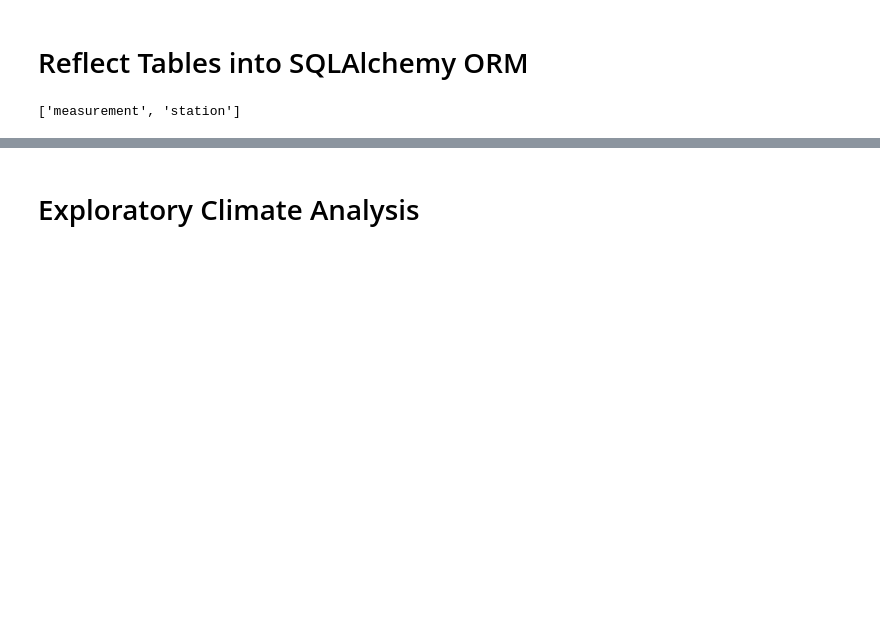
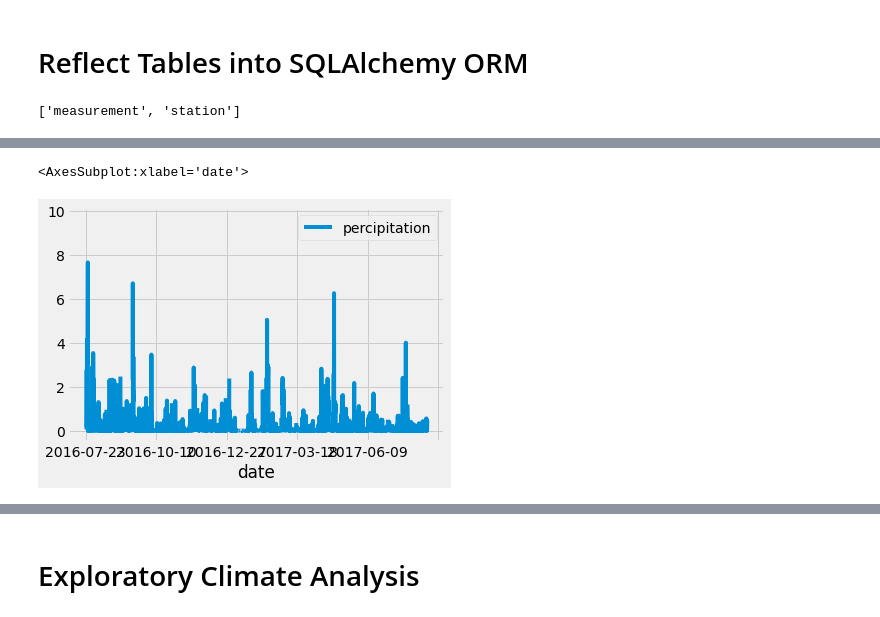
Before and after one commit to MiguelFids/surfs_up, a Jupyter notebook: climate_analysis.ipynb, the cells around one changed output, grey strips where cells are left out. Cells and saved outputs as stored; diff of their text form; code cells hidden in the pictures; blank space fills up the shorter version.

```diff
--- a/climate_analysis.ipynb
+++ b/climate_analysis.ipynb
@@ -48,0 +42,5 @@ sqlalchemy.orm.decl_api.DeclarativeMeta
+# %%
+# get the exact date 365 days since July 23 2017.
+# timedelta returns the date x amount of days in YYYY MM DD format.
+prev_year = dt.date(2017,7,23) - dt.timedelta(days=365)
+prev_year
@@ -48,0 +49,3 @@ sqlalchemy.orm.decl_api.DeclarativeMeta
+# %%
+results = session.query(Measurement.date, Measurement.prcp).filter(Measurement.date >= prev_year).all()
+print(results)
@@ -48,0 +56,7 @@ sqlalchemy.orm.decl_api.DeclarativeMeta
+# %%
+df = pd.DataFrame(results, columns=['date','percipitation'])
+
+# remove the index and replace it with another column
+df.set_index(df['date'], inplace=True)
+# the .to_string(index=False) just removes the index from printing, but still has 'date' as the index
+print(df.to_string(index=False))
@@ -48,0 +83,3 @@ sqlalchemy.orm.decl_api.DeclarativeMeta
+# %%
+df = df.sort_index()
+print(df.to_string(index=False))
@@ -48,0 +104,5 @@ sqlalchemy.orm.decl_api.DeclarativeMeta
+# %%
+df.plot()
+# %% [output]
+<AxesSubplot:xlabel='date'>
+[figure, added]
```
Also changed, not shown: parts of 20 cells of this notebook, 1 other file.
